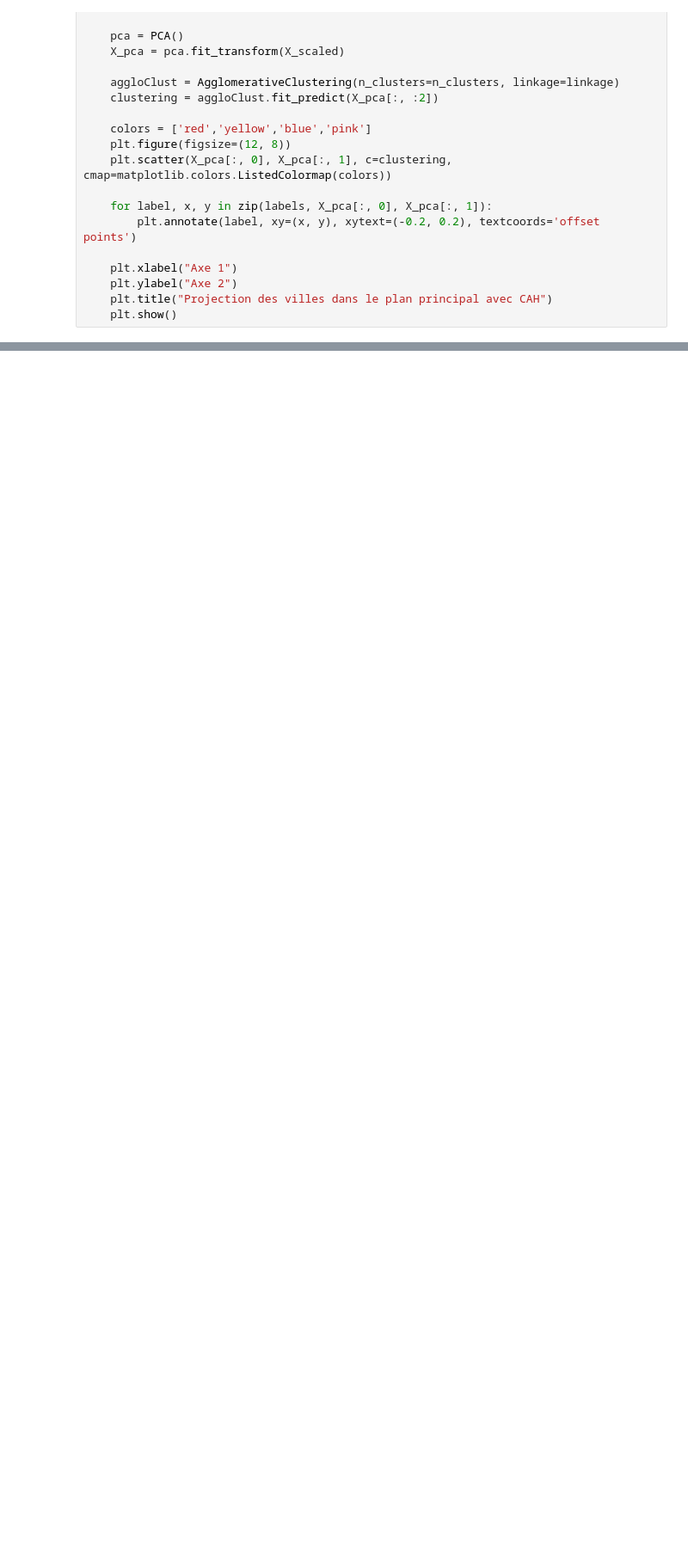
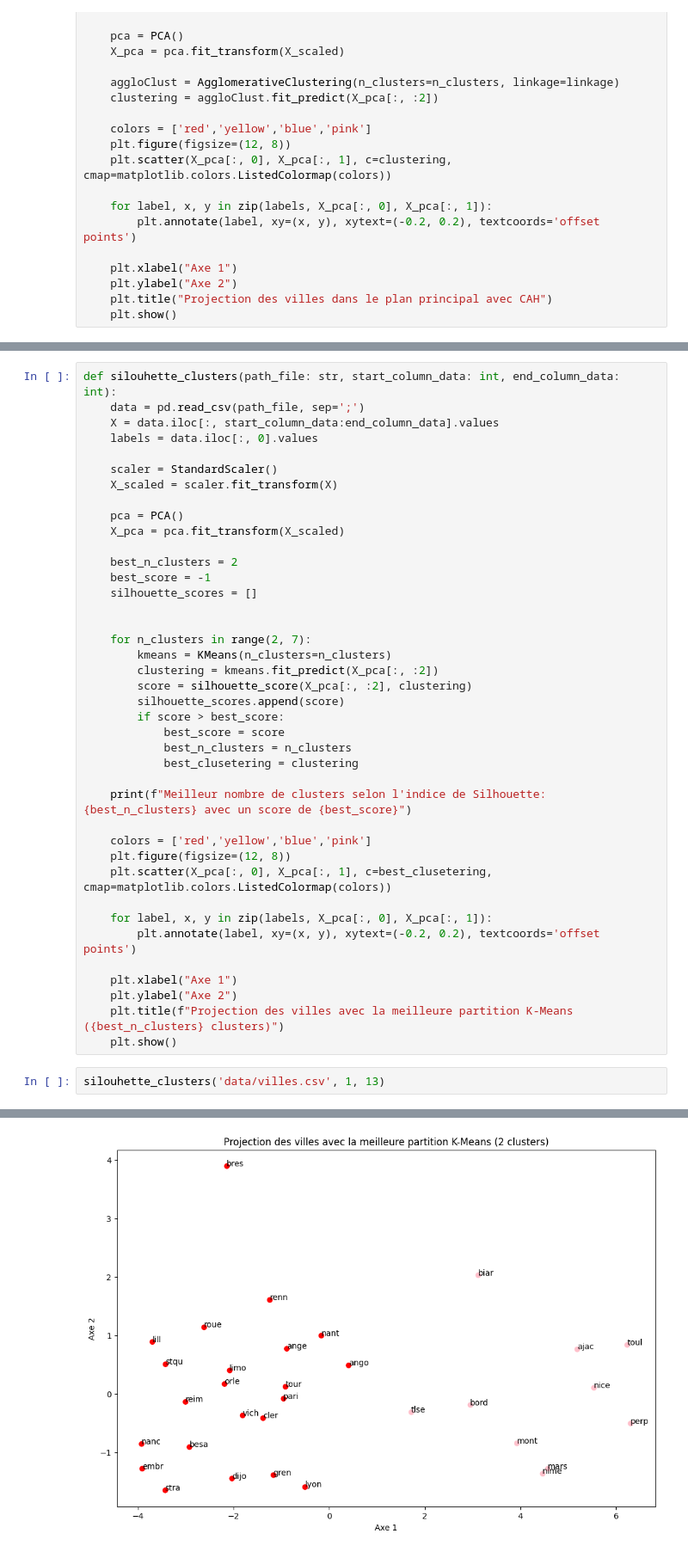
Before and after one commit to ImValll/tp2ADM, a Jupyter notebook: TP_Clust_A_rendre_HENRY_Valentin_BARBATO_Clement.ipynb, the cells around one changed output, grey strips where cells are left out. Shown: that part at 86% size. Cells and saved outputs as stored; diff of their text form; blank space fills up the shorter version.

```diff
--- a/TP_Clust_A_rendre_HENRY_Valentin_BARBATO_Clement.ipynb
+++ b/TP_Clust_A_rendre_HENRY_Valentin_BARBATO_Clement.ipynb
@@ -77,0 +78,43 @@ analyse_composante_principale_agglomerative_clustering('data/villes.csv', 1, 13,
+# %%
+def silouhette_clusters(path_file: str, start_column_data: int, end_column_data: int):
+    data = pd.read_csv(path_file, sep=';')
+    X = data.iloc[:, start_column_data:end_column_data].values
+    labels = data.iloc[:, 0].values
+
+    scaler = StandardScaler()
+    X_scaled = scaler.fit_transform(X)
+
+    pca = PCA()
+    X_pca = pca.fit_transform(X_scaled)
+
+    best_n_clusters = 2
+    best_score = -1
+    silhouette_scores = []
+
+
+    for n_clusters in range(2, 7):
+        kmeans = KMeans(n_clusters=n_clusters)
+        clustering = kmeans.fit_predict(X_pca[:, :2])
+        score = silhouette_score(X_pca[:, :2], clustering)
+        silhouette_scores.append(score)
+        if score > best_score:
+            best_score = score
+            best_n_clusters = n_clusters
+            best_clusetering = clustering
+
+    print(f"Meilleur nombre de clusters selon l'indice de Silhouette: {best_n_clusters} avec un score de {best_score}")
+
+    colors = ['red','yellow','blue','pink']
+    plt.figure(figsize=(12, 8))
+    plt.scatter(X_pca[:, 0], X_pca[:, 1], c=best_clusetering, cmap=matplotlib.colors.ListedColormap(colors))
+
+    for label, x, y in zip(labels, X_pca[:, 0], X_pca[:, 1]):
+        plt.annotate(label, xy=(x, y), xytext=(-0.2, 0.2), textcoords='offset points')
+
+    plt.xlabel("Axe 1")
+    plt.ylabel("Axe 2")
+    plt.title(f"Projection des villes avec la meilleure partition K-Means ({best_n_clusters} clusters)")
+    plt.show()
+# %%
+silouhette_clusters('data/villes.csv', 1, 13)
+# %% [output]
@@ -77,0 +122 @@ analyse_composante_principale_agglomerative_clustering('data/villes.csv', 1, 13,
+[figure, added]
```
Also changed, not shown: parts of 4 cells of this notebook.
